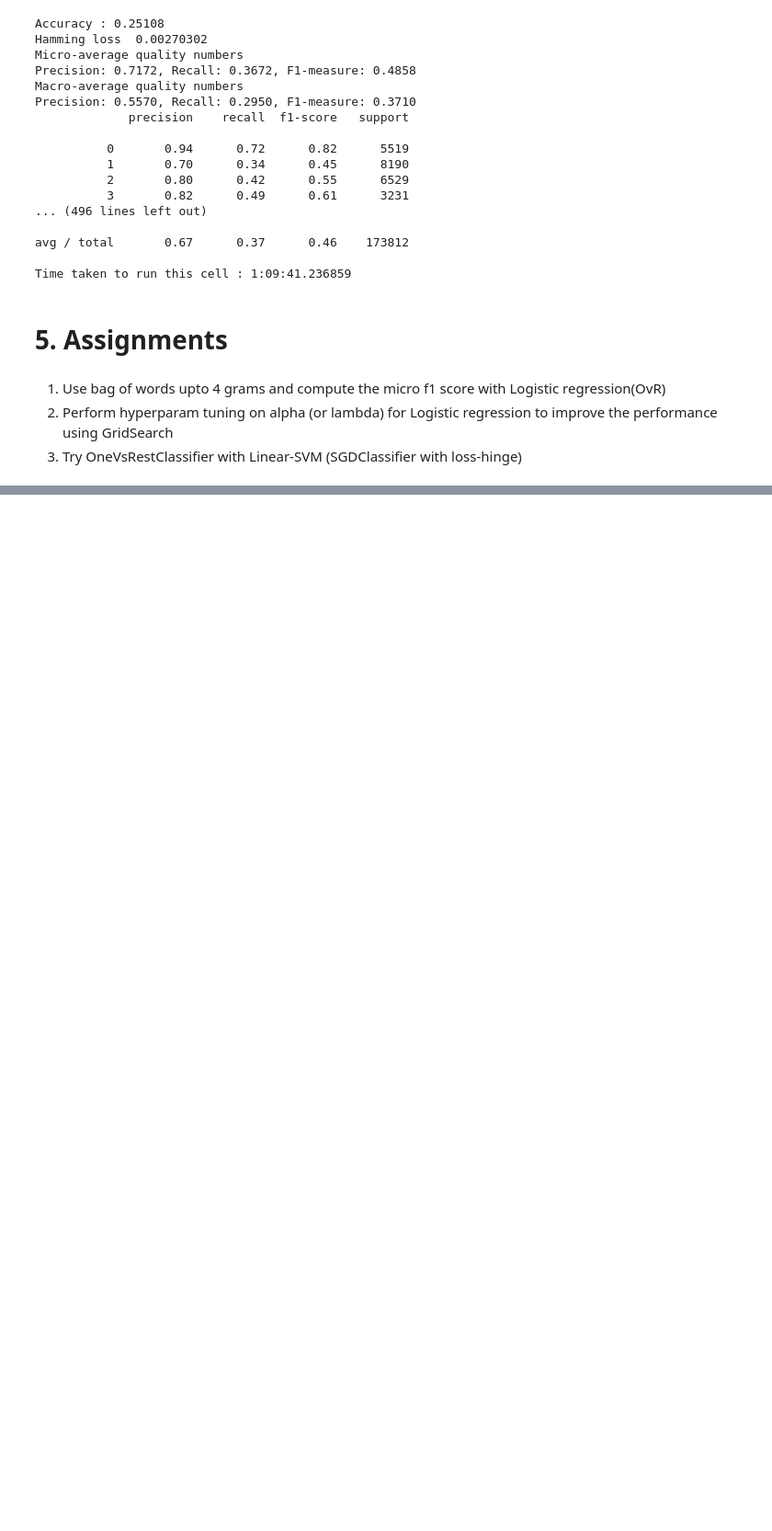
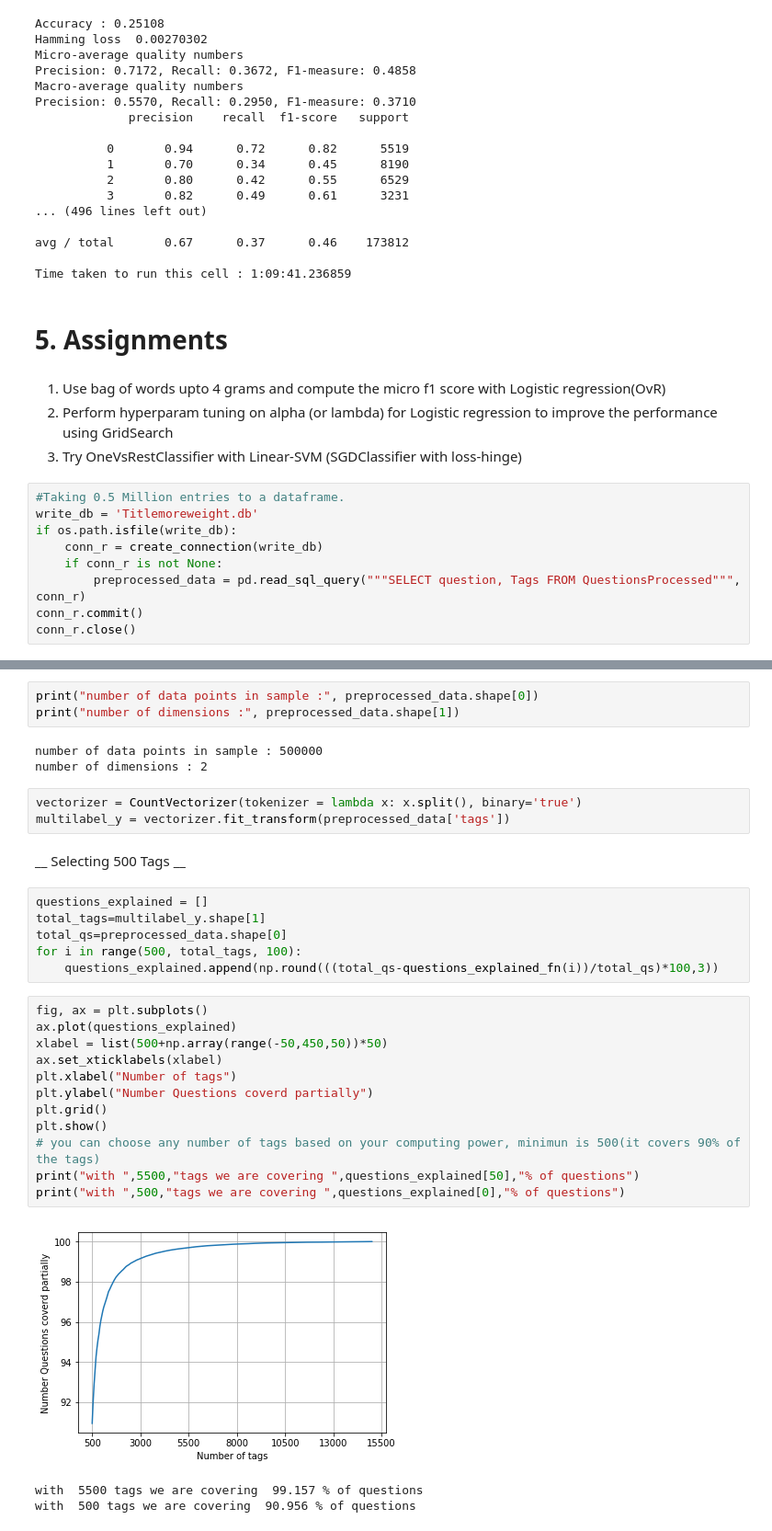
Before and after one commit to rajendrac3/Machine-Learning, a Jupyter notebook: Stackoverflow Tag predictor/SO_Tag_Predictor.ipynb, the cells around one changed output, grey strips where cells are left out. Shown at 92% size. Cells and saved outputs as stored; diff of their text form; blank space fills up the shorter version.

```diff
--- a/Stackoverflow Tag predictor/SO_Tag_Predictor.ipynb
+++ b/Stackoverflow Tag predictor/SO_Tag_Predictor.ipynb
@@ -1337,3 +1335,12 @@ Time taken to run this cell : 1:09:41.236859
     <li> Perform hyperparam tuning on alpha (or lambda) for Logistic regression to improve the performance using GridSearch  </li>
     <li> Try OneVsRestClassifier  with Linear-SVM (SGDClassifier with loss-hinge)</li>
 </ol>
+# %%
+#Taking 0.5 Million entries to a dataframe.
+write_db = 'Titlemoreweight.db'
+if os.path.isfile(write_db):
+    conn_r = create_connection(write_db)
+    if conn_r is not None:
+        preprocessed_data = pd.read_sql_query("""SELECT question, Tags FROM QuestionsProcessed""", conn_r)
+conn_r.commit()
+conn_r.close()
@@ -1339,0 +1356,33 @@ Time taken to run this cell : 1:09:41.236859
+# %%
+print("number of data points in sample :", preprocessed_data.shape[0])
+print("number of dimensions :", preprocessed_data.shape[1])
+# %% [output]
+number of data points in sample : 500000
+number of dimensions : 2
+# %%
+vectorizer = CountVectorizer(tokenizer = lambda x: x.split(), binary='true')
+multilabel_y = vectorizer.fit_transform(preprocessed_data['tags'])
+# %% [markdown]
+__ Selecting 500 Tags __
+# %%
+questions_explained = []
+total_tags=multilabel_y.shape[1]
+total_qs=preprocessed_data.shape[0]
+for i in range(500, total_tags, 100):
+    questions_explained.append(np.round(((total_qs-questions_explained_fn(i))/total_qs)*100,3))
+# %%
+fig, ax = plt.subplots()
+ax.plot(questions_explained)
+xlabel = list(500+np.array(range(-50,450,50))*50)
+ax.set_xticklabels(xlabel)
+plt.xlabel("Number of tags")
+plt.ylabel("Number Questions coverd partially")
+plt.grid()
+plt.show()
+# you can choose any number of tags based on your computing power, minimun is 500(it covers 90% of the tags)
+print("with ",5500,"tags we are covering ",questions_explained[50],"% of questions")
+print("with ",500,"tags we are covering ",questions_explained[0],"% of questions")
+# %% [output]
+[figure, added]
+with  5500 tags we are covering  99.157 % of questions
+with  500 tags we are covering  90.956 % of questions
```
Also changed, not shown: parts of 12 cells of this notebook, 2 other files.
